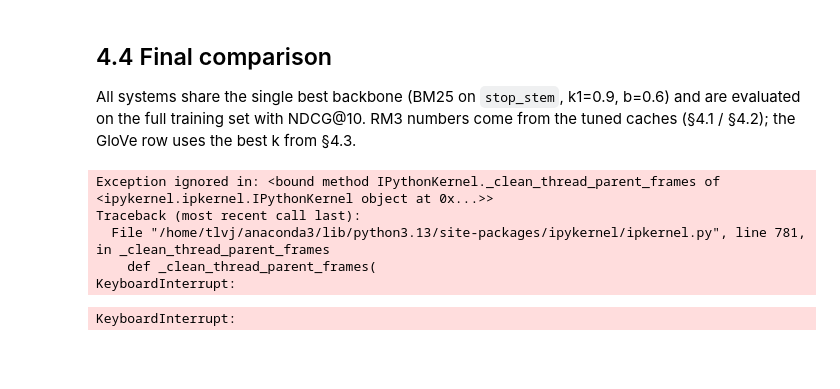
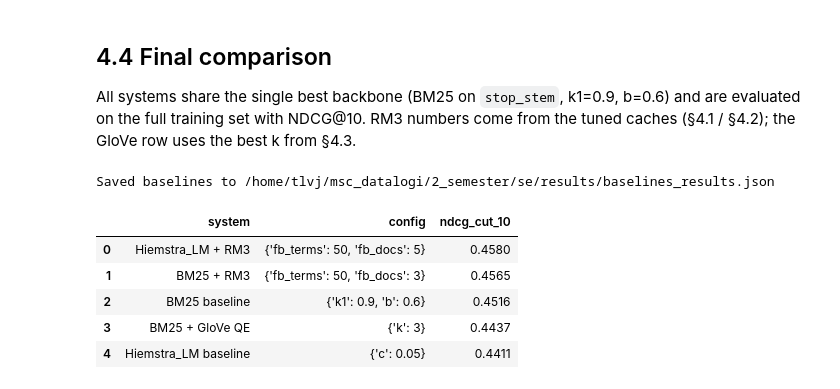
Before and after one commit to Legenden84/search-engines, a Jupyter notebook: notebooks/se_project_4.ipynb, the cells around one changed output. Cells and saved outputs as stored; diff of their text form; code cells hidden in the pictures; blank space fills up the shorter version.

```diff
--- a/notebooks/se_project_4.ipynb
+++ b/notebooks/se_project_4.ipynb
@@ -165,6 +165,7 @@ lm_cache_path = cache_dir / "lm_tuning_results.json"
 rm3_cache_path = cache_dir / "rm3_tuning_results.json"
 rm3_lm_cache_path = cache_dir / "rm3_lm_tuning_results.json"
 glove_cache_path = cache_dir / "glove_tuning_results.json"
+baselines_cache_path = cache_dir / "baselines_results.json"
 
 print(f"Using cache directory: {cache_dir}")
 
@@ -724,30 +762,52 @@ All systems share the single best backbone (BM25 on `stop_stem`, k1=0.9, b=0.6)
 are evaluated on the full training set with NDCG@10. RM3 numbers come from the tuned
 caches (§4.1 / §4.2); the GloVe row uses the best k from §4.3.
 # %%
-# Baselines (no expansion).
-baseline_score = float(pt.Experiment(
-    [backbone_second], train_queries, train_qrels,
-    eval_metrics=[EVAL_MEASURE], filter_by_qrels=True,
-)[EVAL_MEASURE].iloc[0])
+# Baselines (no expansion). Cached like the other tuning results.
+def compute_baselines(force=False):
+    if baselines_cache_path.exists() and not force:
+        with open(baselines_cache_path) as f:
+            cache = json.load(f)
+        print(f"Loaded baselines cache from {baselines_cache_path}")
+        return cache
 
-lm_baseline_score = float(pt.Experiment(
-    [lm_second], train_queries, train_qrels,
-    eval_metrics=[EVAL_MEASURE], filter_by_qrels=True,
-)[EVAL_MEASURE].iloc[0])
+    bm25 = float(pt.Experiment(
+        [backbone_second], train_queries, train_qrels,
+        eval_metrics=[EVAL_MEASURE], filter_by_qrels=True,
+    )[EVAL_MEASURE].iloc[0])
+
+    lm = float(pt.Experiment(
+        [lm_second], train_queries, train_qrels,
+        eval_metrics=[EVAL_MEASURE], filter_by_qrels=True,
+    )[EVAL_MEASURE].iloc[0])
+
+    cache = {
+        "eval_measure":  EVAL_MEASURE,
+        "bm25_baseline": bm25,
+        "lm_baseline":   lm,
+    }
+    with open(baselines_cache_path, "w") as f:
+        json.dump(cache, f, indent=4)
+    print(f"Saved baselines to {baselines_cache_path}")
+    return cache
+
+baselines = compute_baselines()
+baseline_score    = baselines["bm25_baseline"]
+lm_baseline_score = baselines["lm_baseline"]
 
 summary = pd.DataFrame([
     {"system": "BM25 baseline",             "config": BACKBONE_CONFIG,             EVAL_MEASURE: round(baseline_score, 4)},
     {"system": "Hiemstra_LM baseline",      "config": LM_BACKBONE_CONFIG,          EVAL_MEASURE: round(lm_baseline_score, 4)},
     {"system": "BM25 + RM3",                "config": rm3_cache["best_config"],    EVAL_MEASURE: round(rm3_cache["best_score"], 4)},
     {"system": "Hiemstra_LM + RM3",         "config": rm3_lm_cache["best_config"], EVAL_MEASURE: round(rm3_lm_cache["best_score"], 4)},
     {"system": "BM25 + GloVe QE",           "config": {"k": glove_cache["best_k"]}, EVAL_MEASURE: round(glove_cache["best_score"], 4)},
 ]).sort_values(by=EVAL_MEASURE, ascending=False).reset_index(drop=True)
 
 summary
 # %% [output]
-Exception ignored in: <bound method IPythonKernel._clean_thread_parent_frames of <ipykernel.ipkernel.IPythonKernel object at 0x...>>
-Traceback (most recent call last):
-  File "/home/tlvj/anaconda3/lib/python3.13/site-packages/ipykernel/ipkernel.py", line 781, in _clean_thread_parent_frames
-    def _clean_thread_parent_frames(
-KeyboardInterrupt:
+Saved baselines to /home/tlvj/msc_datalogi/2_semester/se/results/baselines_results.json
-KeyboardInterrupt:
+|  | system | config | ndcg_cut_10 |
+| 0 | Hiemstra_LM + RM3 | {'fb_terms': 50, 'fb_docs': 5} | 0.4580 |
+| 1 | BM25 + RM3 | {'fb_terms': 50, 'fb_docs': 3} | 0.4565 |
+| 2 | BM25 baseline | {'k1': 0.9, 'b': 0.6} | 0.4516 |
+| 3 | BM25 + GloVe QE | {'k': 3} | 0.4437 |
+| 4 | Hiemstra_LM baseline | {'c': 0.05} | 0.4411 |
```
Also changed, not shown: parts of 9 cells of this notebook, 1 other file.
